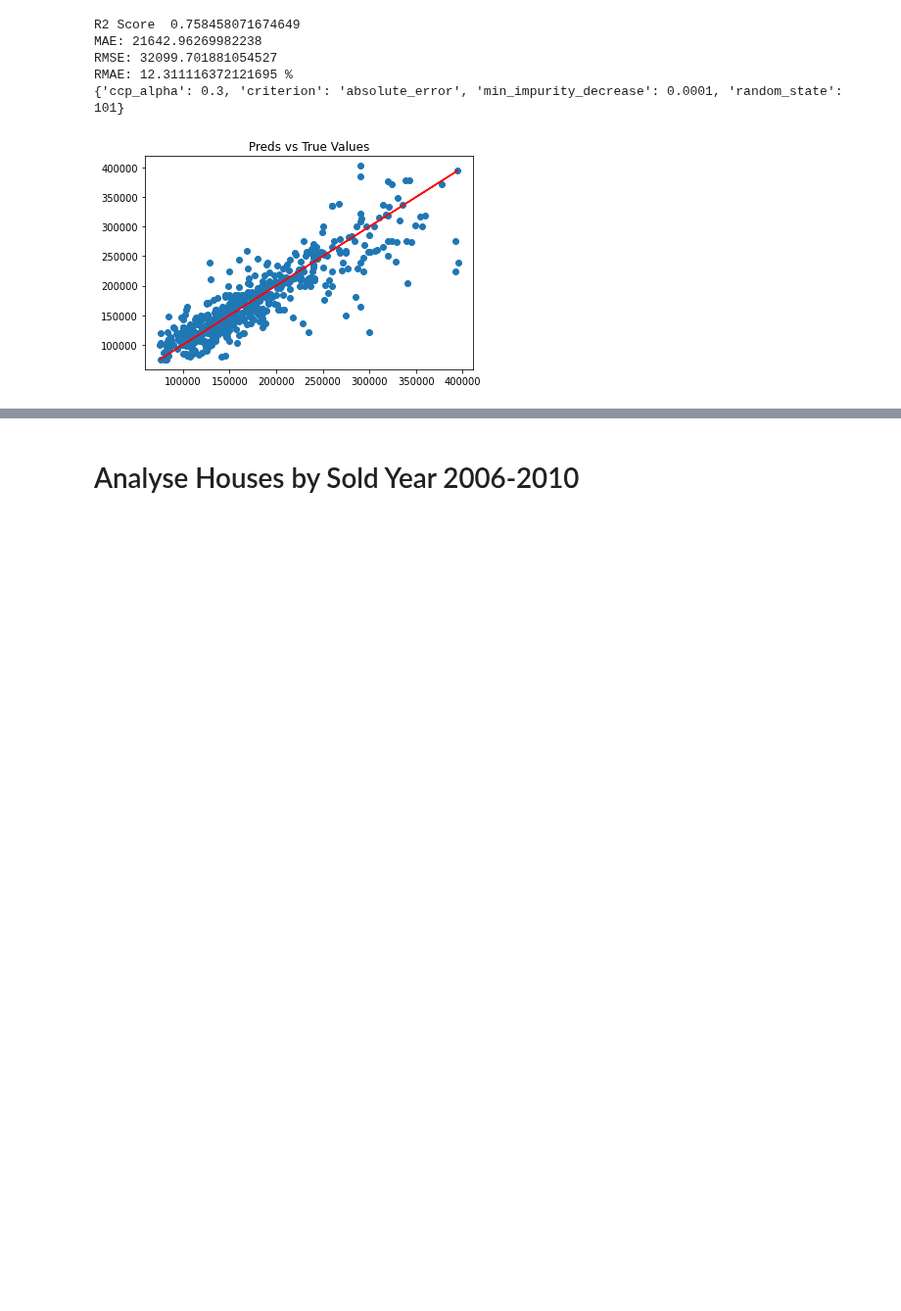
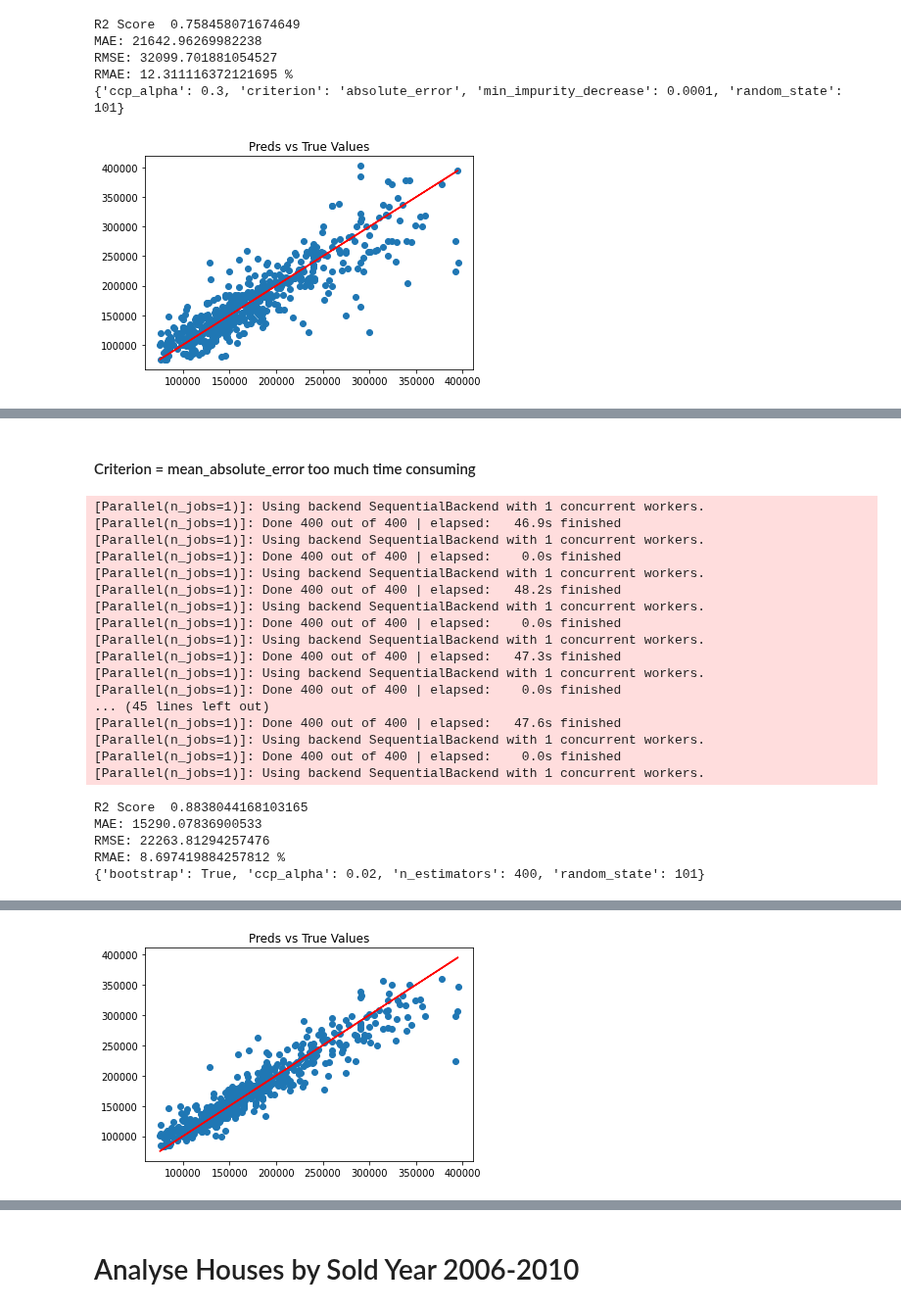
Before and after one commit to KacperChmura1/House-Price, a Jupyter notebook: ML.ipynb, the cells around one changed output, grey strips where cells are left out. Shown at 98% size. Cells and saved outputs as stored; diff of their text form; code cells hidden in the pictures; blank space fills up the shorter version.

```diff
--- a/ML.ipynb
+++ b/ML.ipynb
@@ -328,0 +360,2 @@ RMAE: 12.311116372121695 %
+# %% [markdown]
+#### Criterion = mean_absolute_error too much time consuming
@@ -328,0 +364,33 @@ RMAE: 12.311116372121695 %
+# %%
+grid_params = {
+    'bootstrap': [True],
+    'ccp_alpha':[0.01,0.02,0.05],
+    'random_state':[101],
+    'n_estimators': [400]
+
+}
+# %%
+    ml(dummies_df, RandomForestRegressor(verbose=1), True, grid_params)
+# %% [output]
+[Parallel(n_jobs=1)]: Using backend SequentialBackend with 1 concurrent workers.
+[Parallel(n_jobs=1)]: Done 400 out of 400 | elapsed:   46.9s finished
+[Parallel(n_jobs=1)]: Using backend SequentialBackend with 1 concurrent workers.
+[Parallel(n_jobs=1)]: Done 400 out of 400 | elapsed:    0.0s finished
+[Parallel(n_jobs=1)]: Using backend SequentialBackend with 1 concurrent workers.
+[Parallel(n_jobs=1)]: Done 400 out of 400 | elapsed:   48.2s finished
+[Parallel(n_jobs=1)]: Using backend SequentialBackend with 1 concurrent workers.
+[Parallel(n_jobs=1)]: Done 400 out of 400 | elapsed:    0.0s finished
+[Parallel(n_jobs=1)]: Using backend SequentialBackend with 1 concurrent workers.
+[Parallel(n_jobs=1)]: Done 400 out of 400 | elapsed:   47.3s finished
+[Parallel(n_jobs=1)]: Using backend SequentialBackend with 1 concurrent workers.
+[Parallel(n_jobs=1)]: Done 400 out of 400 | elapsed:    0.0s finished
+... (45 lines left out)
+[Parallel(n_jobs=1)]: Done 400 out of 400 | elapsed:   47.6s finished
+[Parallel(n_jobs=1)]: Using backend SequentialBackend with 1 concurrent workers.
+[Parallel(n_jobs=1)]: Done 400 out of 400 | elapsed:    0.0s finished
+[Parallel(n_jobs=1)]: Using backend SequentialBackend with 1 concurrent workers.
+R2 Score  0.8838044168103165
+MAE: 15290.07836900533
+RMSE: 22263.81294257476
+RMAE: 8.697419884257812 %
+{'bootstrap': True, 'ccp_alpha': 0.02, 'n_estimators': 400, 'random_state': 101}
@@ -328,0 +400 @@ RMAE: 12.311116372121695 %
+[figure, added]
```
Also changed, not shown: parts of 8 cells of this notebook.
